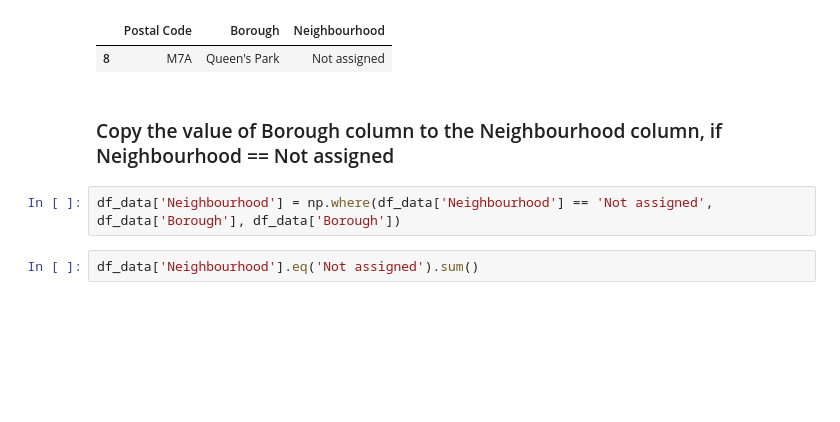
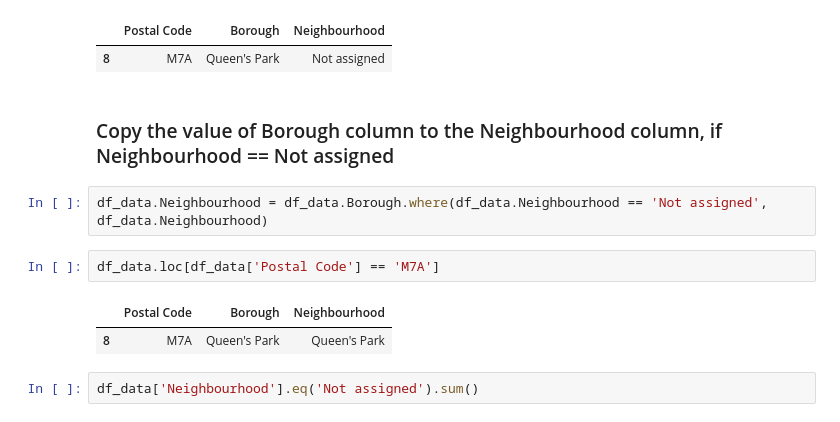
Before and after one commit to shaikzia/Coursera_Capstone, a Jupyter notebook: Segmenting and Clustering Neighborhoods.ipynb, the cells around one changed output. Saved outputs shown, nothing was run; the diff lists cells and outputs as text; blank space fills up the shorter version.

```diff
--- a/Segmenting and Clustering Neighborhoods.ipynb
+++ b/Segmenting and Clustering Neighborhoods.ipynb
@@ -79,7 +102,12 @@ df_data.loc[df_data['Neighbourhood'] == 'Not assigned']
 # %% [markdown]
 ### Copy the value of Borough column to the Neighbourhood column, if Neighbourhood == Not assigned
 # %%
-df_data['Neighbourhood'] = np.where(df_data['Neighbourhood'] == 'Not assigned', df_data['Borough'], df_data['Borough'])
+df_data.Neighbourhood = df_data.Borough.where(df_data.Neighbourhood == 'Not assigned', df_data.Neighbourhood)
+# %%
+df_data.loc[df_data['Postal Code'] == 'M7A']
+# %% [output]
+|  | Postal Code | Borough | Neighbourhood |
+| 8 | M7A | Queen's Park | Queen's Park |
 # %%
 df_data['Neighbourhood'].eq('Not assigned').sum()
 # %% [output]
```
Also changed, not shown: parts of 7 cells of this notebook.
